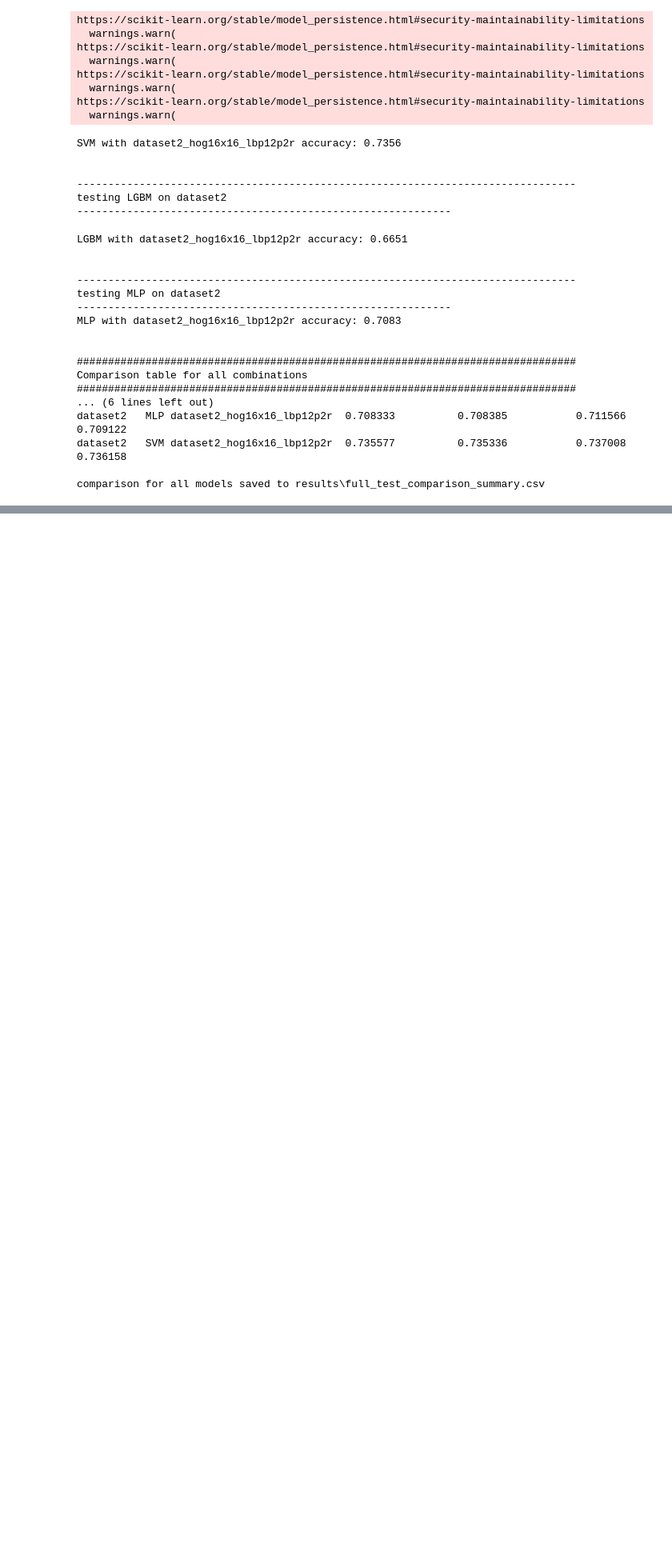
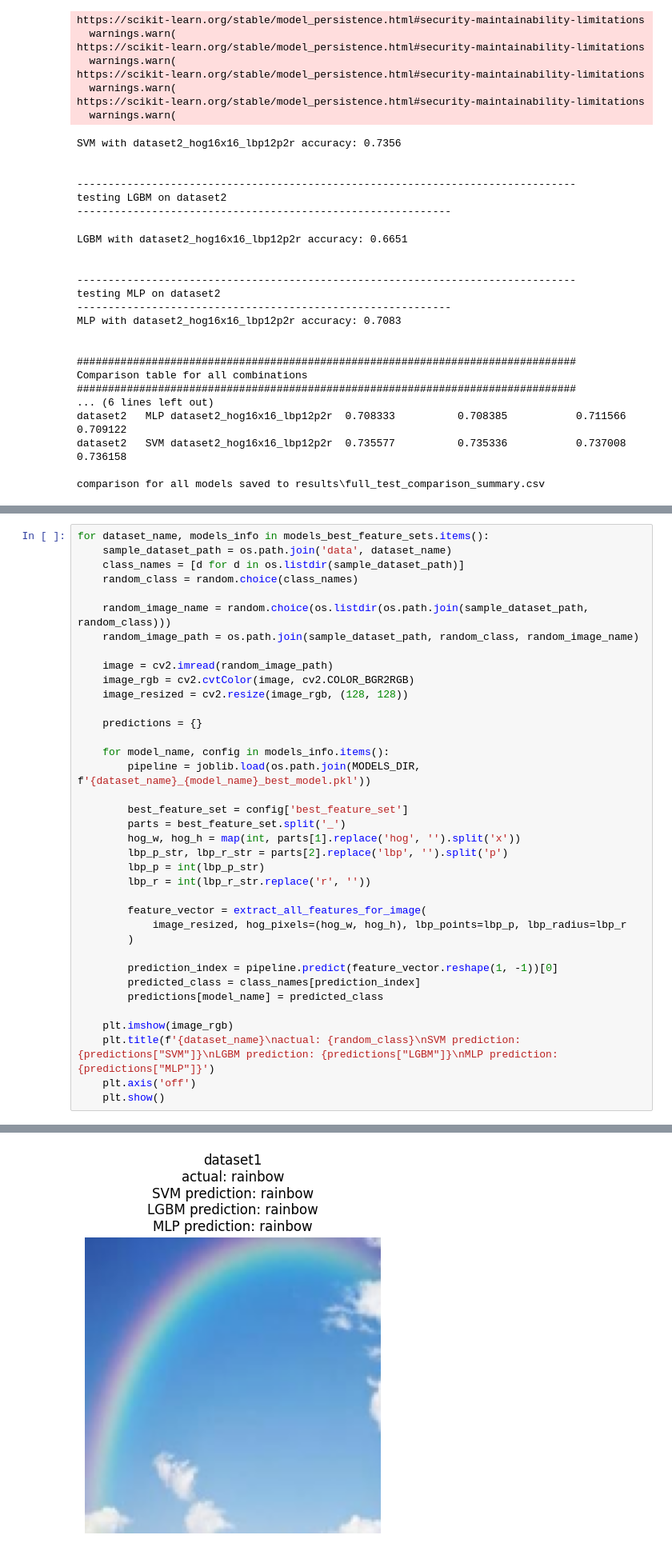
Before and after one commit to betulsaglam/weather-image-classification, a Jupyter notebook: test_method1.ipynb, the cells around one changed output, grey strips where cells are left out. Shown at 80% size. Cells and saved outputs as stored; diff of their text form; blank space fills up the shorter version.

```diff
--- a/test_method1.ipynb
+++ b/test_method1.ipynb
@@ -152,0 +160,38 @@ comparison for all models saved to results\full_test_comparison_summary.csv
+# %%
+for dataset_name, models_info in models_best_feature_sets.items():
+    sample_dataset_path = os.path.join('data', dataset_name)
+    class_names = [d for d in os.listdir(sample_dataset_path)]
+    random_class = random.choice(class_names)
+
+    random_image_name = random.choice(os.listdir(os.path.join(sample_dataset_path, random_class)))
+    random_image_path = os.path.join(sample_dataset_path, random_class, random_image_name)
+
+    image = cv2.imread(random_image_path)
+    image_rgb = cv2.cvtColor(image, cv2.COLOR_BGR2RGB)
+    image_resized = cv2.resize(image_rgb, (128, 128))
+
+    predictions = {}
+
+    for model_name, config in models_info.items():
+        pipeline = joblib.load(os.path.join(MODELS_DIR, f'{dataset_name}_{model_name}_best_model.pkl'))
+
+        best_feature_set = config['best_feature_set']
+        parts = best_feature_set.split('_')
+        hog_w, hog_h = map(int, parts[1].replace('hog', '').split('x'))
+        lbp_p_str, lbp_r_str = parts[2].replace('lbp', '').split('p')
+        lbp_p = int(lbp_p_str)
+        lbp_r = int(lbp_r_str.replace('r', ''))
+
+        feature_vector = extract_all_features_for_image(
+            image_resized, hog_pixels=(hog_w, hog_h), lbp_points=lbp_p, lbp_radius=lbp_r
+        )
+
+        prediction_index = pipeline.predict(feature_vector.reshape(1, -1))[0]
+        predicted_class = class_names[prediction_index]
+        predictions[model_name] = predicted_class
+
+    plt.imshow(image_rgb)
+    plt.title(f'{dataset_name}\nactual: {random_class}\nSVM prediction: {predictions["SVM"]}\nLGBM prediction: {predictions["LGBM"]}\nMLP prediction: {predictions["MLP"]}')
+    plt.axis('off')
+    plt.show()
+# %% [output]
@@ -152,0 +206 @@ comparison for all models saved to results\full_test_comparison_summary.csv
+[figure, added]
```
Also changed, not shown: parts of 3 cells of this notebook, 1 other file.
